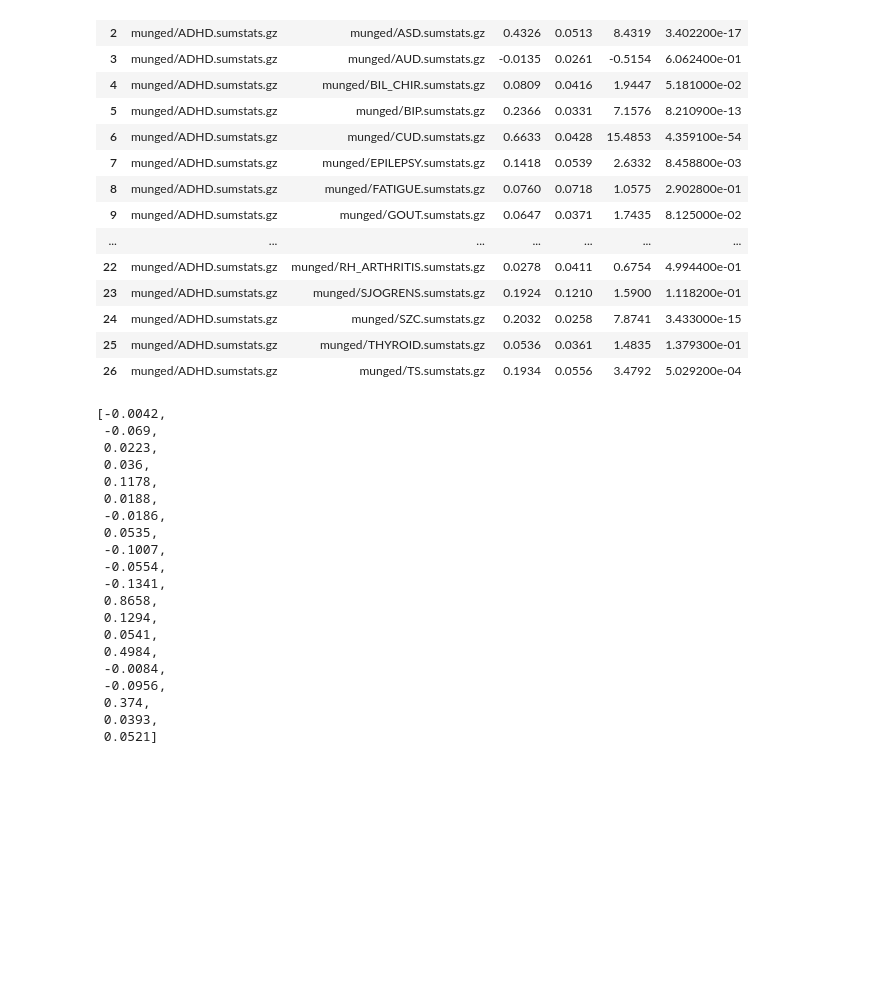
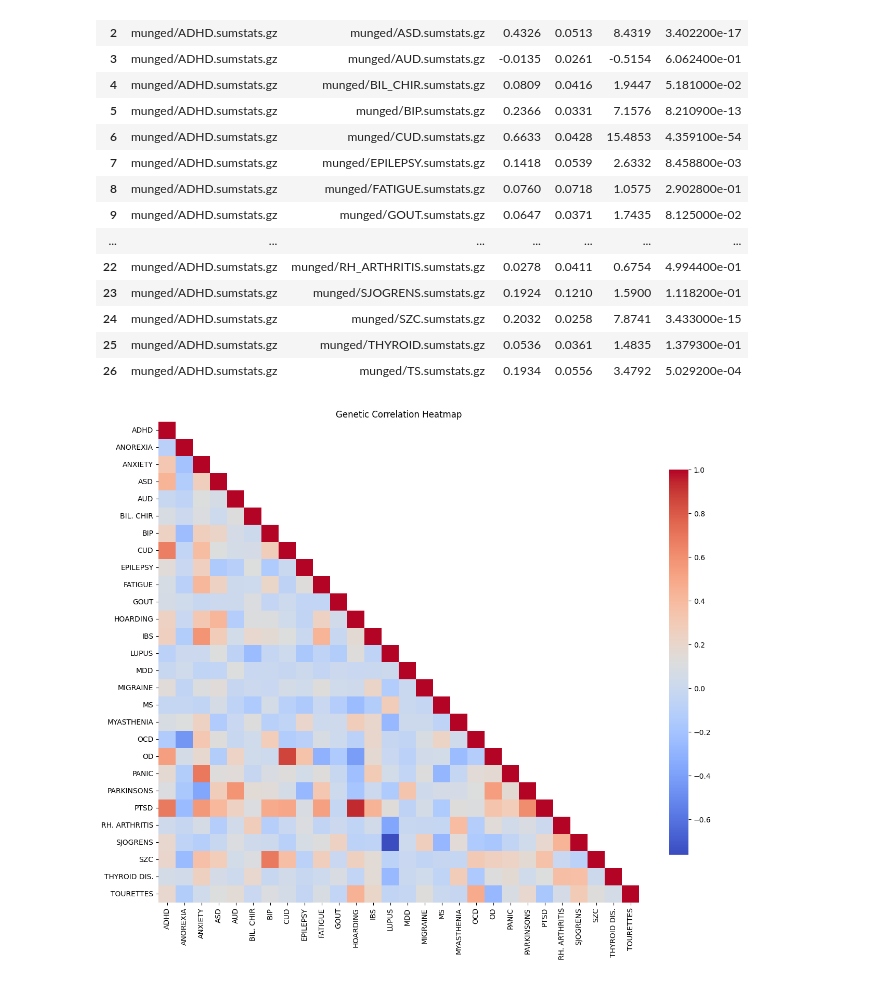
Before and after one commit to Aje026/Genetic-Overlap-in-Female-Biased-Disorders, a Jupyter notebook: correlation_ldsc_all.ipynb, the cells around one changed output. Cells and saved outputs as stored; diff of their text form; code cells hidden in the pictures; blank space fills up the shorter version.

Commit message:
heatmap

```diff
--- a/correlation_ldsc_all.ipynb
+++ b/correlation_ldsc_all.ipynb
@@ -48,28 +50,31 @@ corr_pval_df = pd.DataFrame(index=disorders, columns=disorders)
-# %%
-corr_list = []
-for df in df_list:
-    corr = pd.to_numeric(df['rg']).tolist()
-    corr_list.append(corr)
-# %%
-corr_list[7]
-# %% [output]
-[-0.0042,
- -0.069,
- 0.0223,
- 0.036,
- 0.1178,
- 0.0188,
- -0.0186,
- 0.0535,
- -0.1007,
- -0.0554,
- -0.1341,
- 0.8658,
- 0.1294,
- 0.0541,
- 0.4984,
- -0.0084,
- -0.0956,
- 0.374,
- 0.0393,
- 0.0521]
+# %%
+gen_corr_array = np.zeros((len(disorders), len(disorders)))
+
+# Assuming df_list is your list of dataframes
+for i, df in enumerate(df_list):
+    corr_val = df['rg'].values
+
+    if len(corr_val) > 0:  # Check if 'rg' column is not empty
+        for j in range(i + 1, len(corr_val) + 1 + i):  # Start from i + 1 to exclude the diagonal
+            gen_corr_array[j, i] = corr_val[j - i - 1]
+
+
+# Fill the diagonal with 1s
+np.fill_diagonal(gen_corr_array, 1)
+
+# Convert the filled cells to numeric (if the original values are not numeric)
+gen_corr_array = gen_corr_array.astype(float)
+
+# Create a DataFrame with disorders as column and index names
+gen_corr_df = pd.DataFrame(gen_corr_array, index=disorders, columns=disorders)
+# %%
+# Create a mask for the upper triangular part over the diagonal
+mask = np.triu(np.ones_like(gen_corr_df), k=1)
+
+# Plot the heatmap
+plt.figure(figsize=(15,12))
+sns.heatmap(gen_corr_df, cmap='coolwarm', mask=mask, square=True, cbar_kws={"shrink": 0.8})
+plt.title('Genetic Correlation Heatmap')
+plt.show()
+# %% [output]
+[figure, added]
```
Also changed, not shown: parts of 2 cells of this notebook.
